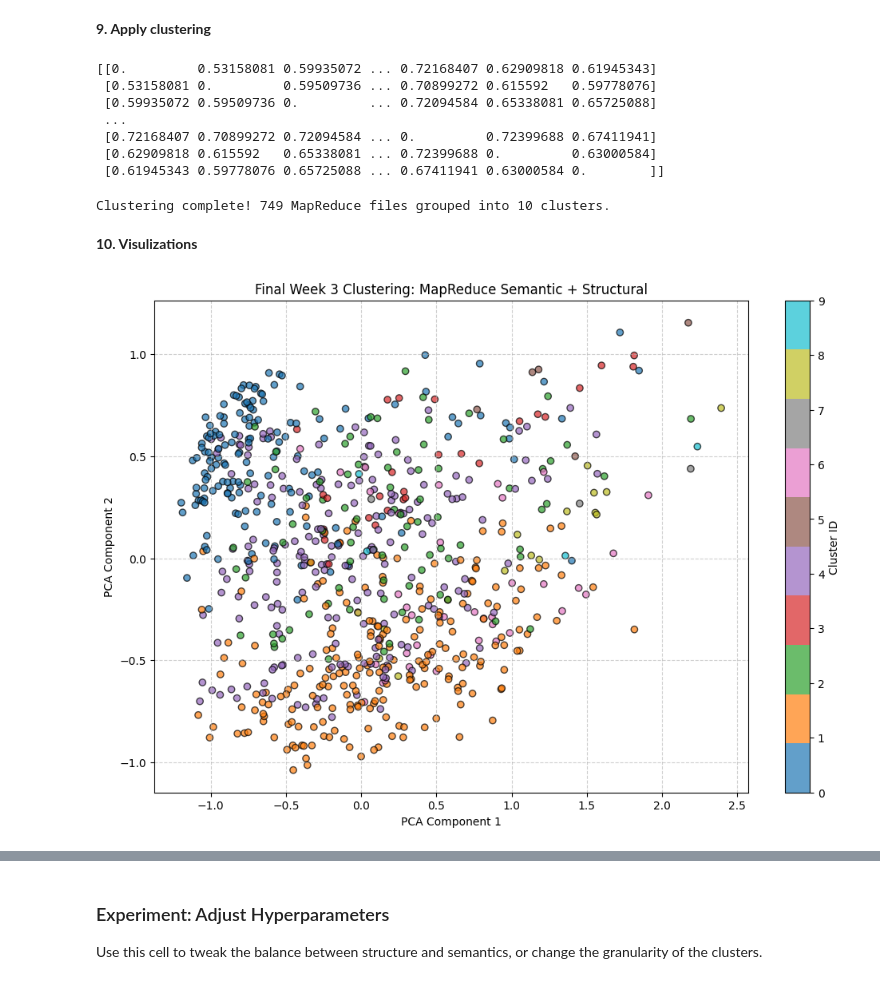
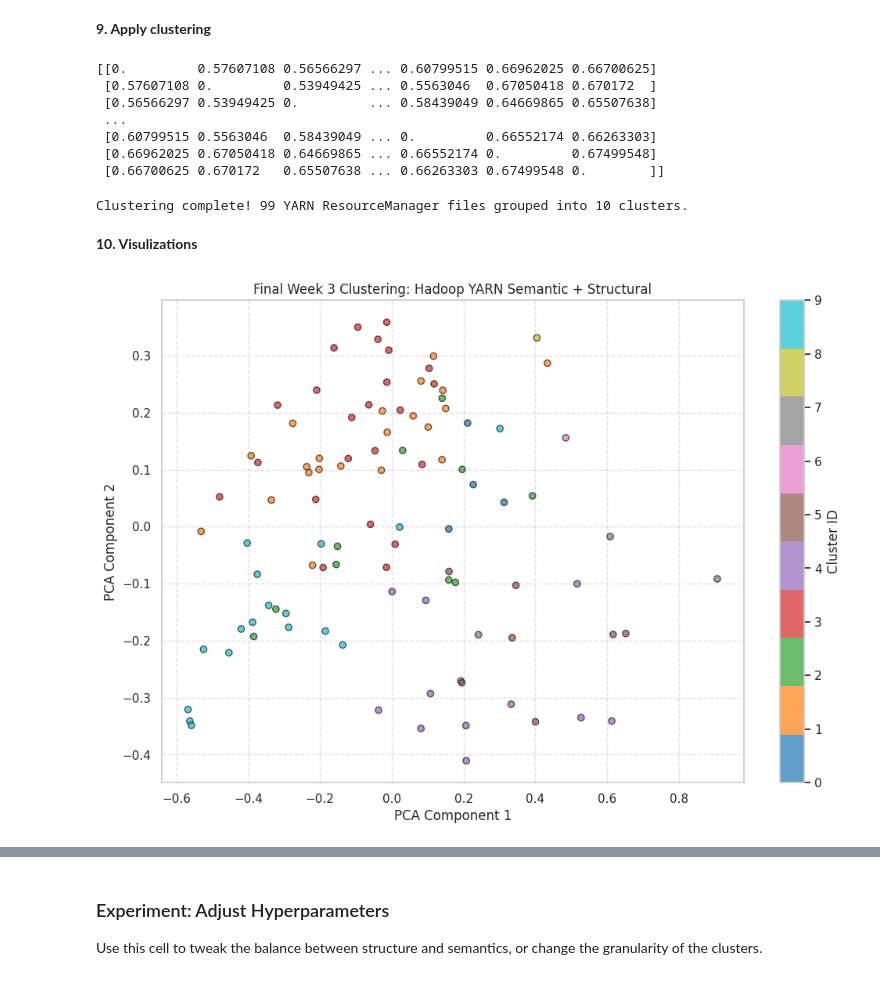
Before and after one commit to Umang-Raval/DSSE_Assignment1, a Jupyter notebook: Week3/Jinaai/Assignment1_Group5_Week3_JJinaai.ipynb, the cells around one changed output, grey strips where cells are left out. Drawn from its saved outputs; the diff is of its cells as text; code cells hidden in the pictures.

Commit message:
Week 3 changes

```diff
--- a/Week3/Jinaai/Assignment1_Group5_Week3_JJinaai.ipynb
+++ b/Week3/Jinaai/Assignment1_Group5_Week3_JJinaai.ipynb
@@ -39,7 +33,7 @@ from google.colab import userdata
 # %%
 from pathlib import Path
 
-SOURCE_CODE_DIR = Path("/content/drive/MyDrive/01_DSSE_Assignment/Week_3_Light_weight/resourcemanager")
+SOURCE_CODE_DIR = Path("/content/drive/MyDrive/01_DSSE_Assignment/Week_3_Light_weight/resourcemanager/scheduler/capacity")
 OUTPUT_DIR = Path(
     "/content/drive/MyDrive/01_DSSE_Assignment/Week_3_Light_weight/output"
 )
@@ -229,42 +223,42 @@ Combined distance matrix calculated successfully.
 # %%
 print(distance_matrix)
 # %% [output]
-[[0.         0.53158081 0.59935072 ... 0.72168407 0.62909818 0.61945343]
- [0.53158081 0.         0.59509736 ... 0.70899272 0.615592   0.59778076]
- [0.59935072 0.59509736 0.         ... 0.72094584 0.65338081 0.65725088]
+[[0.         0.57607108 0.56566297 ... 0.60799515 0.66962025 0.66700625]
+ [0.57607108 0.         0.53949425 ... 0.5563046  0.67050418 0.670172  ]
+ [0.56566297 0.53949425 0.         ... 0.58439049 0.64669865 0.65507638]
  ...
- [0.72168407 0.70899272 0.72094584 ... 0.         0.72399688 0.67411941]
- [0.62909818 0.615592   0.65338081 ... 0.72399688 0.         0.63000584]
- [0.61945343 0.59778076 0.65725088 ... 0.67411941 0.63000584 0.        ]]
+ [0.60799515 0.5563046  0.58439049 ... 0.         0.66552174 0.66263303]
+ [0.66962025 0.67050418 0.64669865 ... 0.66552174 0.         0.67499548]
+ [0.66700625 0.670172   0.65507638 ... 0.66263303 0.67499548 0.        ]]
 # %%
 # Final clustering for Week 3
 TARGET_NUM_CLUSTERS = 10
 clusterer = AgglomerativeClustering(n_clusters=TARGET_NUM_CLUSTERS, metric='precomputed', linkage='complete')
 clusters = clusterer.fit_predict(distance_matrix)
 
-print(f"Clustering complete! {len(clusters)} MapReduce files grouped into {TARGET_NUM_CLUSTERS} clusters.")
+print(f"Clustering complete! {len(clusters)} YARN ResourceManager files grouped into {TARGET_NUM_CLUSTERS} clusters.")
 # %% [output]
-Clustering complete! 749 MapReduce files grouped into 10 clusters.
+Clustering complete! 99 YARN ResourceManager files grouped into 10 clusters.
 # %% [markdown]
 **10. Visulizations**
 # %%
 import matplotlib.pyplot as plt
 from sklearn.decomposition import PCA
 
 # Visualization using PCA to project the combined distance matrix into 2D
 pca = PCA(n_components=2)
 reduced_data = pca.fit_transform(distance_matrix)
 
 plt.figure(figsize=(12, 8))
 scatter = plt.scatter(reduced_data[:, 0], reduced_data[:, 1], c=clusters, cmap='tab10', alpha=0.7, edgecolors='k')
-plt.title('Final Week 3 Clustering: Hadoop Yarn')
+plt.title('Final Week 3 Clustering: Hadoop YARN Semantic + Structural')
 plt.xlabel('PCA Component 1')
 plt.ylabel('PCA Component 2')
 plt.colorbar(scatter, label='Cluster ID')
 plt.grid(True, linestyle='--', alpha=0.6)
 plt.show()
 # %% [output]
-[figure, old version]
+[figure, new version]
 # %%
 import seaborn as sns
 import matplotlib.pyplot as plt
```
Also changed, not shown: parts of 16 cells of this notebook, 4 other files.
